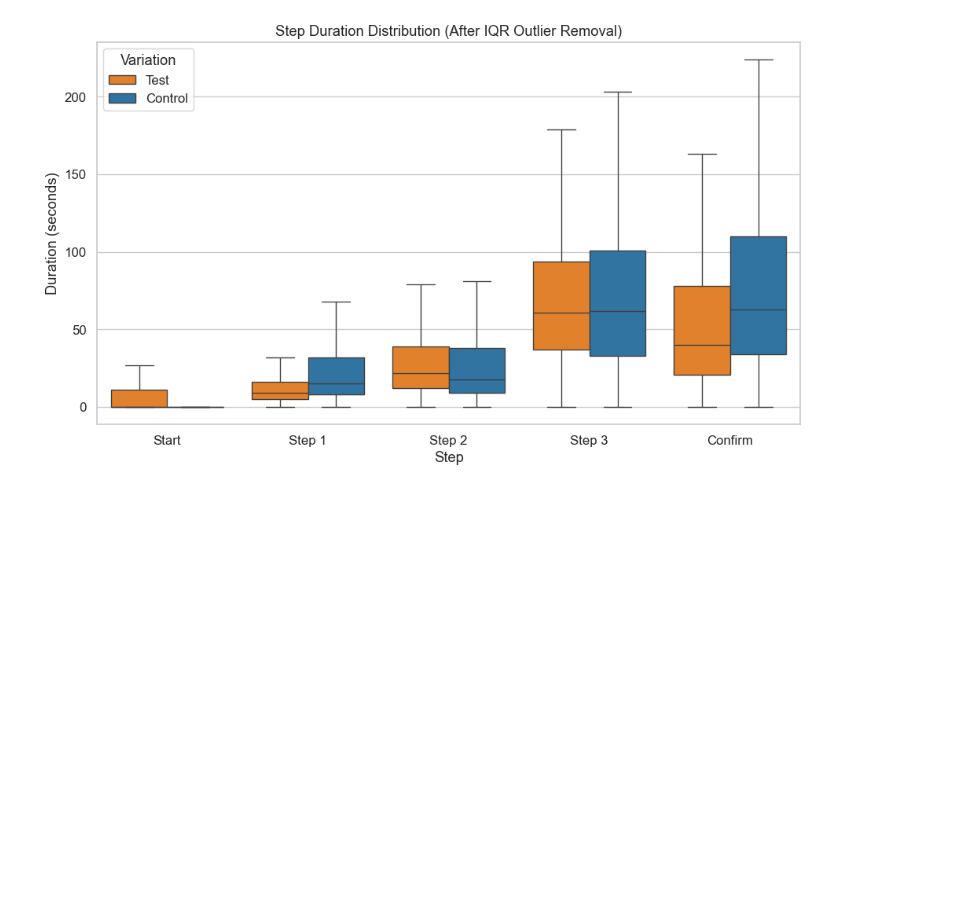
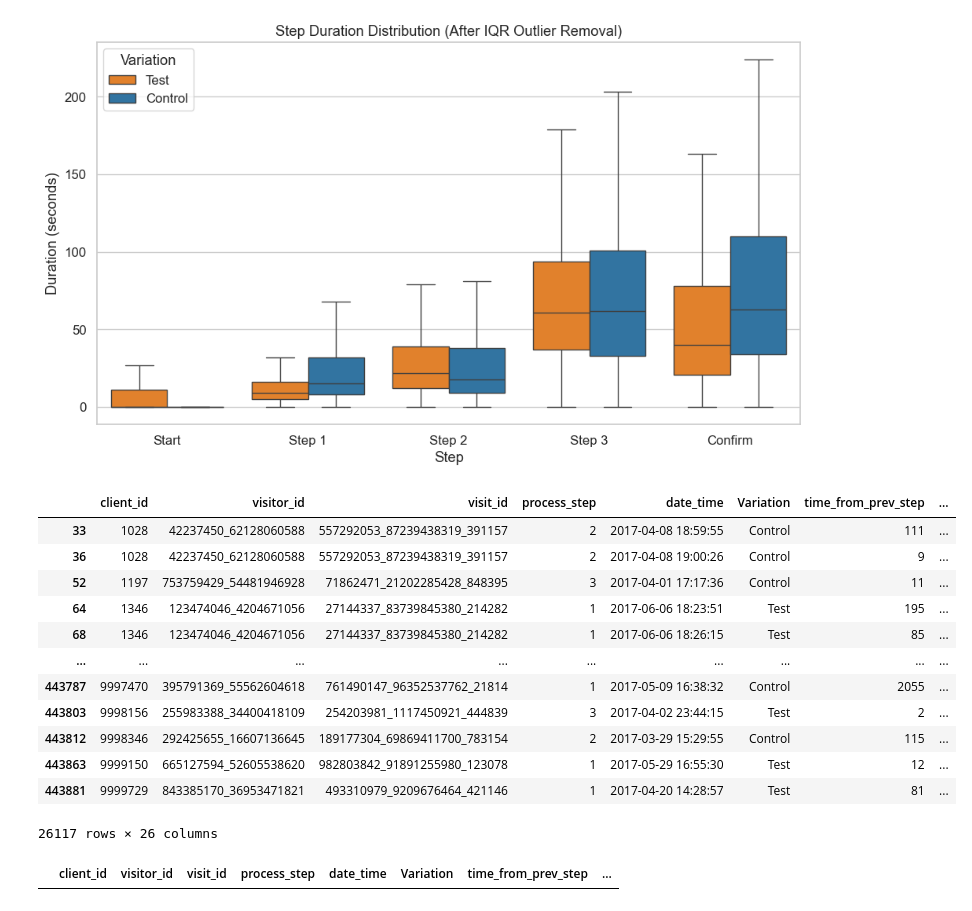
Before and after one commit to Ghonaim32/week5_6_project, a Jupyter notebook: notebooks/analysis_muayad.ipynb, the cells around one changed output. Cells and saved outputs as stored; diff of their text form; code cells hidden in the pictures; blank space fills up the shorter version.

```diff
--- a/notebooks/analysis_muayad.ipynb
+++ b/notebooks/analysis_muayad.ipynb
@@ -136,3 +135,20 @@ mf.plot_step_durations(df, df_clean)
 [figure]
 [figure]
 [figure]
+# %%
+df[df["error_flag"] == True
+   ]
+# %% [output]
+|  | client_id | visitor_id | visit_id | process_step | date_time | Variation | time_from_prev_step | ... |
+| 33 | 1028 | 42237450_62128060588 | 557292053_87239438319_391157 | 2 | 2017-04-08 18:59:55 | Control | 111 | ... |
+| 36 | 1028 | 42237450_62128060588 | 557292053_87239438319_391157 | 2 | 2017-04-08 19:00:26 | Control | 9 | ... |
+| 52 | 1197 | 753759429_54481946928 | 71862471_21202285428_848395 | 3 | 2017-04-01 17:17:36 | Control | 11 | ... |
+| 64 | 1346 | 123474046_4204671056 | 27144337_83739845380_214282 | 1 | 2017-06-06 18:23:51 | Test | 195 | ... |
+| 68 | 1346 | 123474046_4204671056 | 27144337_83739845380_214282 | 1 | 2017-06-06 18:26:15 | Test | 85 | ... |
+| ... | ... | ... | ... | ... | ... | ... | ... | ... |
+| 443787 | 9997470 | 395791369_55562604618 | 761490147_96352537762_21814 | 1 | 2017-05-09 16:38:32 | Control | 2055 | ... |
+| 443803 | 9998156 | 255983388_34400418109 | 254203981_1117450921_444839 | 3 | 2017-04-02 23:44:15 | Test | 2 | ... |
+| 443812 | 9998346 | 292425655_16607136645 | 189177304_69869411700_783154 | 2 | 2017-03-29 15:29:55 | Control | 115 | ... |
+| 443863 | 9999150 | 665127594_52605538620 | 982803842_91891255980_123078 | 1 | 2017-05-29 16:55:30 | Test | 12 | ... |
+| 443881 | 9999729 | 843385170_36953471821 | 493310979_9209676464_421146 | 1 | 2017-04-20 14:28:57 | Test | 81 | ... |
+26117 rows × 26 columns
@@ -138,0 +157,5 @@ mf.plot_step_durations(df, df_clean)
+# %%
+df_step5_errors = df[(df['process_step'] == 5) & (df['error_flag'] == 1)]
+df_step5_errors
+# %% [output]
+|  | client_id | visitor_id | visit_id | process_step | date_time | Variation | time_from_prev_step | ... |
```
Also changed, not shown: parts of 2 cells of this notebook, 8 other files.
